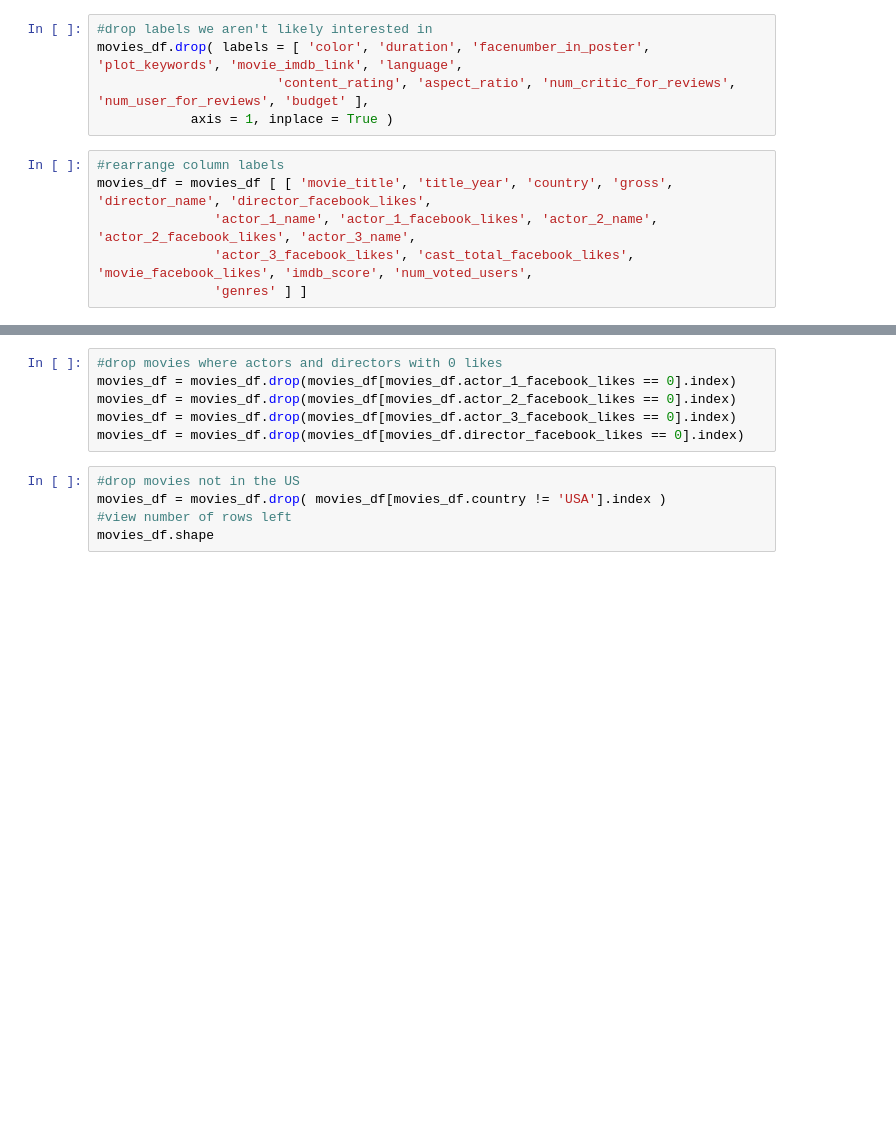
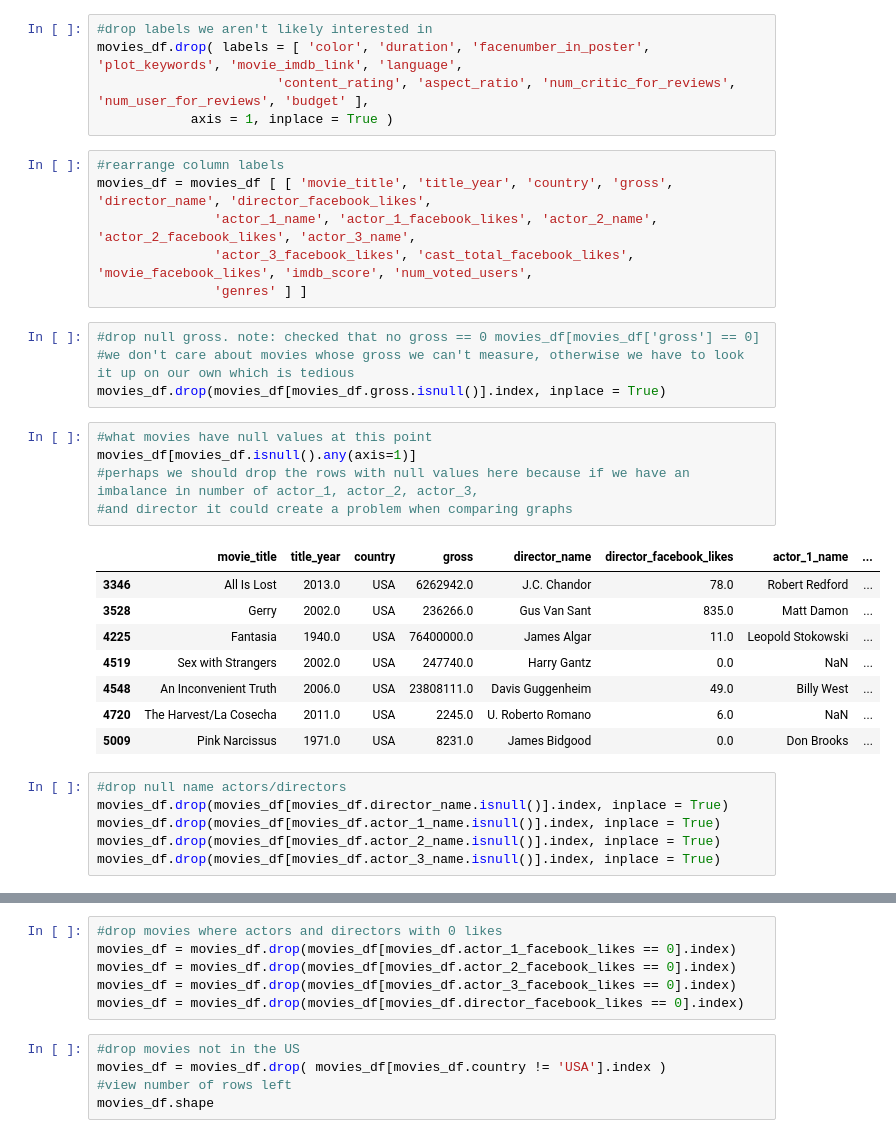
Before and after one commit to Hope93/COGS108_Repo, a Jupyter notebook: ActDirectOnMovieIncome.ipynb, the cells around one changed output, grey strips where cells are left out. Saved outputs shown, nothing was run; the diff lists cells and outputs as text; blank space fills up the shorter version.

```diff
--- a/ActDirectOnMovieIncome.ipynb
+++ b/ActDirectOnMovieIncome.ipynb
@@ -22,3 +34,27 @@ movies_df = movies_df [ [ 'movie_title', 'title_year', 'country', 'gross', 'dire
                'actor_1_name', 'actor_1_facebook_likes', 'actor_2_name', 'actor_2_facebook_likes', 'actor_3_name',
                'actor_3_facebook_likes', 'cast_total_facebook_likes', 'movie_facebook_likes', 'imdb_score', 'num_voted_users',
                'genres' ] ]
+# %%
+#drop null gross. note: checked that no gross == 0 movies_df[movies_df['gross'] == 0]
+#we don't care about movies whose gross we can't measure, otherwise we have to look it up on our own which is tedious
+movies_df.drop(movies_df[movies_df.gross.isnull()].index, inplace = True)
+# %%
+#what movies have null values at this point
+movies_df[movies_df.isnull().any(axis=1)]
+#perhaps we should drop the rows with null values here because if we have an imbalance in number of actor_1, actor_2, actor_3,
+#and director it could create a problem when comparing graphs
+# %% [output]
+|  | movie_title | title_year | country | gross | director_name | director_facebook_likes | actor_1_name | ... |
+| 3346 | All Is Lost | 2013.0 | USA | 6262942.0 | J.C. Chandor | 78.0 | Robert Redford | ... |
+| 3528 | Gerry | 2002.0 | USA | 236266.0 | Gus Van Sant | 835.0 | Matt Damon | ... |
+| 4225 | Fantasia | 1940.0 | USA | 76400000.0 | James Algar | 11.0 | Leopold Stokowski | ... |
+| 4519 | Sex with Strangers | 2002.0 | USA | 247740.0 | Harry Gantz | 0.0 | NaN | ... |
+| 4548 | An Inconvenient Truth | 2006.0 | USA | 23808111.0 | Davis Guggenheim | 49.0 | Billy West | ... |
+| 4720 | The Harvest/La Cosecha | 2011.0 | USA | 2245.0 | U. Roberto Romano | 6.0 | NaN | ... |
+| 5009 | Pink Narcissus | 1971.0 | USA | 8231.0 | James Bidgood | 0.0 | Don Brooks | ... |
+# %%
+#drop null name actors/directors
+movies_df.drop(movies_df[movies_df.director_name.isnull()].index, inplace = True)
+movies_df.drop(movies_df[movies_df.actor_1_name.isnull()].index, inplace = True)
+movies_df.drop(movies_df[movies_df.actor_2_name.isnull()].index, inplace = True)
+movies_df.drop(movies_df[movies_df.actor_3_name.isnull()].index, inplace = True)
```
Also changed, not shown: parts of 16 cells of this notebook.
